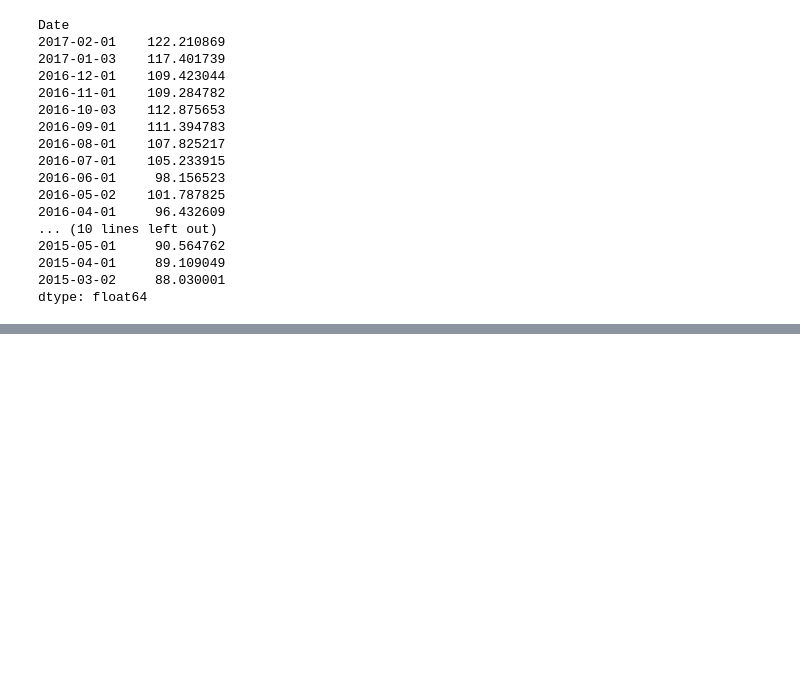
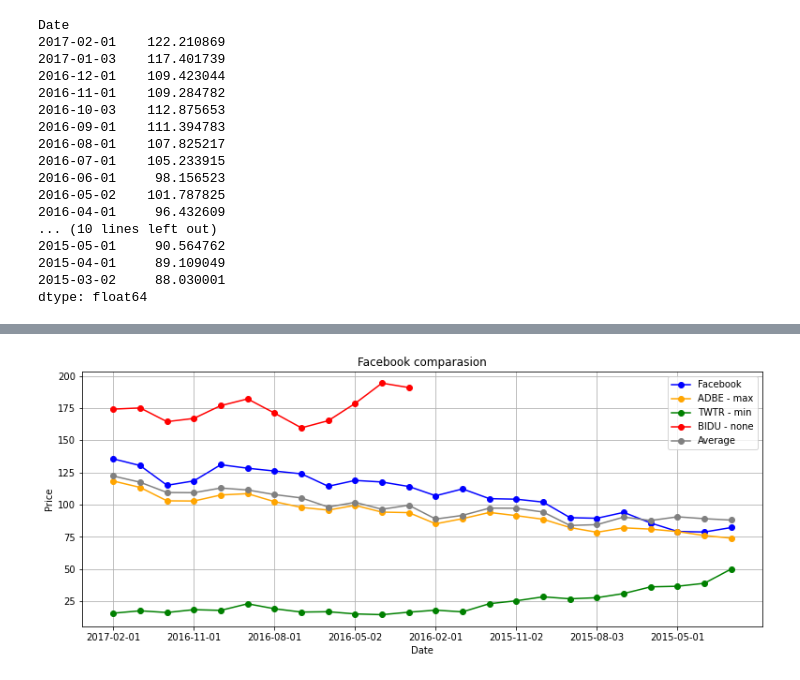
Before and after one commit to Usoshin/MLMeth, a Jupyter notebook: notebooks/A1_Descriptive_Analysis.ipynb, the cells around one changed output, grey strips where cells are left out. Saved outputs shown, nothing was run; the diff lists cells and outputs as text; code cells hidden in the pictures; blank space fills up the shorter version.

```diff
--- a/notebooks/A1_Descriptive_Analysis.ipynb
+++ b/notebooks/A1_Descriptive_Analysis.ipynb
@@ -425,0 +444,21 @@ dtype: float64
+# %%
+# Ваш код
+fig, ax = plt.subplots(1,1,figsize=(13,5))
+ax.grid(True)
+#строим графики max,min,none,mean и fb
+ax.plot(Matr["FB"],'o-', color = "blue")
+ax.plot(Matr[action.idxmax()],'o-', color = "orange" )
+ax.plot(Matr[action.idxmin()],'o-', color = "green" )
+ax.plot(Matr[action[Matr.corr()["FB"] == minZnach].index.values.tolist()[0]],'o-', color = "red" )
+ax.plot(Matr.T.mean(),'o-', color = "gray" )
+ax.set_xticks(ax.get_xticks()[::3]) #уменьшаем количество тиков времени в 3 раза
+plt.title('Facebook comparasion')
+ax.set_xlabel("Date")
+ax.set_ylabel("Price")
+ax.legend(["Facebook",action.idxmax() + " - max",action.idxmin() + " - min",
+           action[Matr.corr()["FB"] == minZnach].index.values.tolist()[0] + " - none","Average"],
+           loc='upper right')
+plt.show()
+#ax.set_xticklabels(Matr.index, rotation=45)
+# %% [output]
+[figure, added]
```
Also changed, not shown: parts of 6 cells of this notebook.
